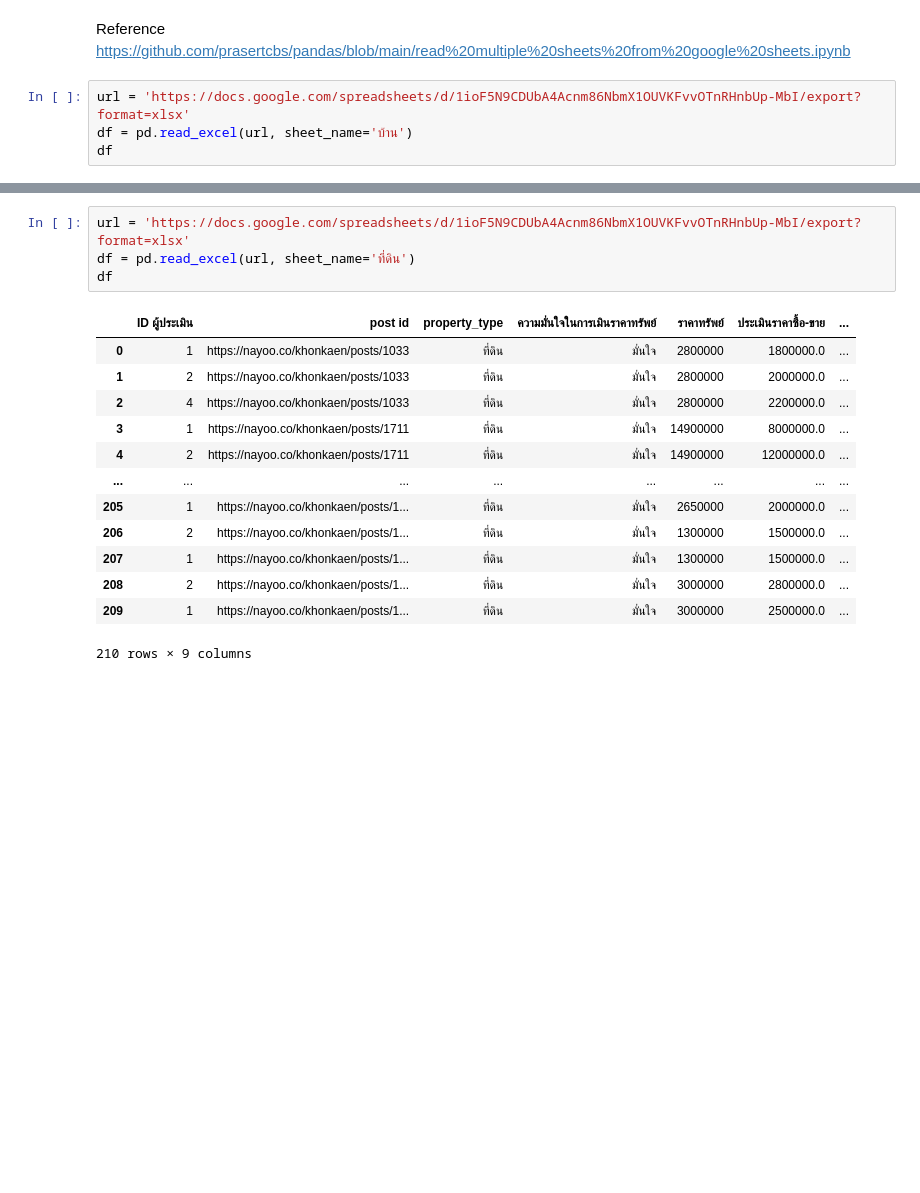
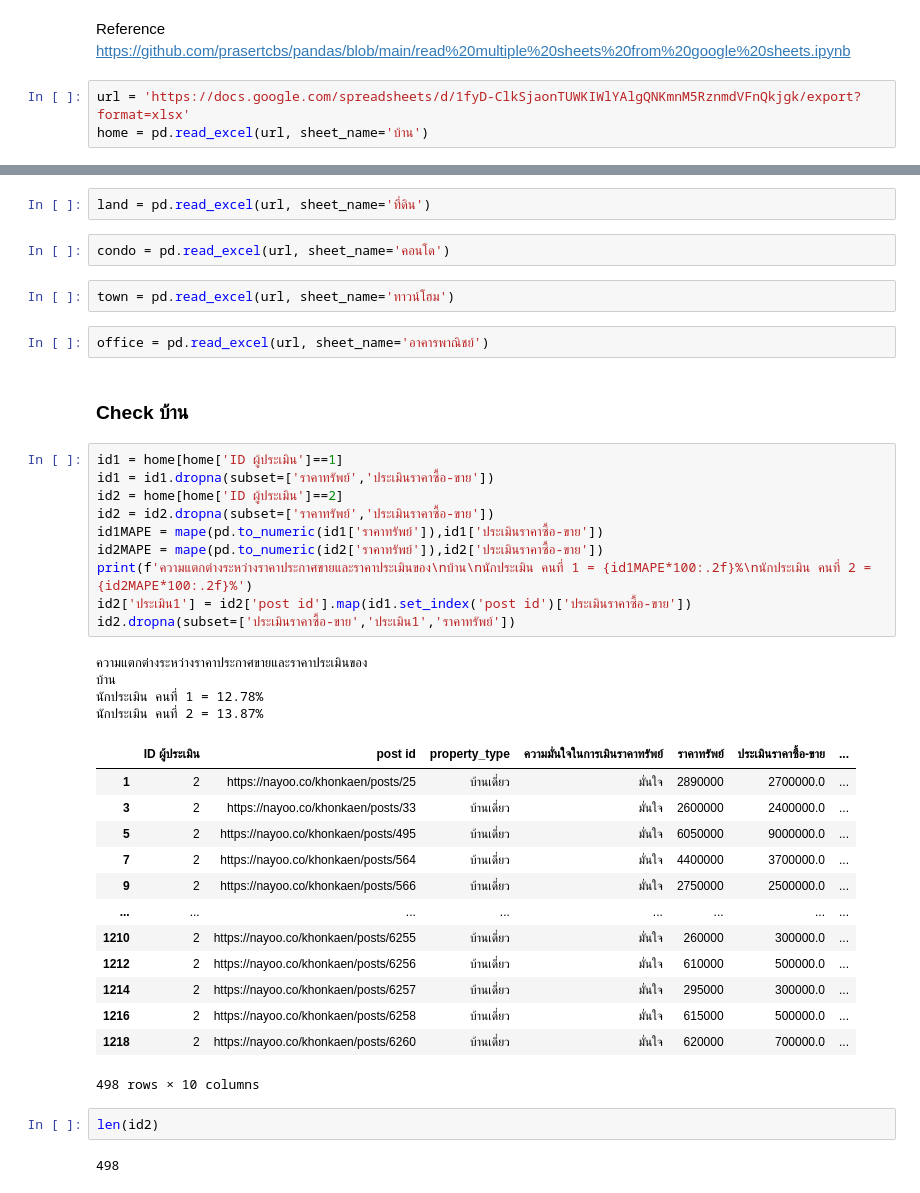
Before and after one commit to jirapat-tho/BasicProg_DataViz65, a Jupyter notebook: [dataprep]_property_estimator.ipynb, the cells around one changed output, grey strips where cells are left out. Cells and saved outputs as stored; diff of their text form; blank space fills up the shorter version.

```diff
--- a/[dataprep]_property_estimator.ipynb
+++ b/[dataprep]_property_estimator.ipynb
@@ -972,6 +920,5 @@ print(f'จำนวนทรัพย์ทั้งหมด {len(ids2_d)} ท
 Reference
 https://github.com/prasertcbs/pandas/blob/main/read%20multiple%20sheets%20from%20google%20sheets.ipynb
 # %%
-url = 'https://docs.google.com/spreadsheets/d/1ioF5N9CDUbA4Acnm86NbmX1OUVKFvvOTnRHnbUp-MbI/export?format=xlsx'
-df = pd.read_excel(url, sheet_name='บ้าน')
-df
+url = 'https://docs.google.com/spreadsheets/d/1fyD-ClkSjaonTUWKIWlYAlgQNKmnM5RznmdVFnQkjgk/export?format=xlsx'
+home = pd.read_excel(url, sheet_name='บ้าน')
@@ -992,18 +930,42 @@ df
 # %%
-url = 'https://docs.google.com/spreadsheets/d/1ioF5N9CDUbA4Acnm86NbmX1OUVKFvvOTnRHnbUp-MbI/export?format=xlsx'
-df = pd.read_excel(url, sheet_name='ที่ดิน')
-df
+land = pd.read_excel(url, sheet_name='ที่ดิน')
-# %% [output]
-|  | ID ผู้ประเมิน | post id | property_type | ความมั่นใจในการเมินราคาทรัพย์ | ราคาทรัพย์ | ประเมินราคาซื้อ-ขาย | ... |
-| 0 | 1 | https://nayoo.co/khonkaen/posts/1033 | ที่ดิน | มั่นใจ | 2800000 | 1800000.0 | ... |
-| 1 | 2 | https://nayoo.co/khonkaen/posts/1033 | ที่ดิน | มั่นใจ | 2800000 | 2000000.0 | ... |
-| 2 | 4 | https://nayoo.co/khonkaen/posts/1033 | ที่ดิน | มั่นใจ | 2800000 | 2200000.0 | ... |
-| 3 | 1 | https://nayoo.co/khonkaen/posts/1711 | ที่ดิน | มั่นใจ | 14900000 | 8000000.0 | ... |
-| 4 | 2 | https://nayoo.co/khonkaen/posts/1711 | ที่ดิน | มั่นใจ | 14900000 | 12000000.0 | ... |
-| ... | ... | ... | ... | ... | ... | ... | ... |
-| 205 | 1 | https://nayoo.co/khonkaen/posts/1... | ที่ดิน | มั่นใจ | 2650000 | 2000000.0 | ... |
-| 206 | 2 | https://nayoo.co/khonkaen/posts/1... | ที่ดิน | มั่นใจ | 1300000 | 1500000.0 | ... |
-| 207 | 1 | https://nayoo.co/khonkaen/posts/1... | ที่ดิน | มั่นใจ | 1300000 | 1500000.0 | ... |
-| 208 | 2 | https://nayoo.co/khonkaen/posts/1... | ที่ดิน | มั่นใจ | 3000000 | 2800000.0 | ... |
-| 209 | 1 | https://nayoo.co/khonkaen/posts/1... | ที่ดิน | มั่นใจ | 3000000 | 2500000.0 | ... |
-210 rows × 9 columns
+# %%
+condo = pd.read_excel(url, sheet_name='คอนโด')
+# %%
+town = pd.read_excel(url, sheet_name='ทาวน์โฮม')
+# %%
+office = pd.read_excel(url, sheet_name='อาคารพาณิชย์')
+# %% [markdown]
+### Check บ้าน
+# %%
+id1 = home[home['ID ผู้ประเมิน']==1]
+id1 = id1.dropna(subset=['ราคาทรัพย์','ประเมินราคาซื้อ-ขาย'])
+id2 = home[home['ID ผู้ประเมิน']==2]
+id2 = id2.dropna(subset=['ราคาทรัพย์','ประเมินราคาซื้อ-ขาย'])
+id1MAPE = mape(pd.to_numeric(id1['ราคาทรัพย์']),id1['ประเมินราคาซื้อ-ขาย'])
+id2MAPE = mape(pd.to_numeric(id2['ราคาทรัพย์']),id2['ประเมินราคาซื้อ-ขาย'])
+print(f'ความแตกต่างระหว่างราคาประกาศขายและราคาประเมินของ\nบ้าน\nนักประเมิน คนที่ 1 = {id1MAPE*100:.2f}%\nนักประเมิน คนที่ 2 = {id2MAPE*100:.2f}%')
+id2['ประเมิน1'] = id2['post id'].map(id1.set_index('post id')['ประเมินราคาซื้อ-ขาย'])
+id2.dropna(subset=['ประเมินราคาซื้อ-ขาย','ประเมิน1','ราคาทรัพย์'])
+# %% [output]
+ความแตกต่างระหว่างราคาประกาศขายและราคาประเมินของ
+บ้าน
+นักประเมิน คนที่ 1 = 12.78%
+นักประเมิน คนที่ 2 = 13.87%
+|  | ID ผู้ประเมิน | post id | property_type | ความมั่นใจในการเมินราคาทรัพย์ | ราคาทรัพย์ | ประเมินราคาซื้อ-ขาย | ... |
+| 1 | 2 | https://nayoo.co/khonkaen/posts/25 | บ้านเดี่ยว | มั่นใจ | 2890000 | 2700000.0 | ... |
+| 3 | 2 | https://nayoo.co/khonkaen/posts/33 | บ้านเดี่ยว | มั่นใจ | 2600000 | 2400000.0 | ... |
+| 5 | 2 | https://nayoo.co/khonkaen/posts/495 | บ้านเดี่ยว | มั่นใจ | 6050000 | 9000000.0 | ... |
+| 7 | 2 | https://nayoo.co/khonkaen/posts/564 | บ้านเดี่ยว | มั่นใจ | 4400000 | 3700000.0 | ... |
+| 9 | 2 | https://nayoo.co/khonkaen/posts/566 | บ้านเดี่ยว | มั่นใจ | 2750000 | 2500000.0 | ... |
+| ... | ... | ... | ... | ... | ... | ... | ... |
+| 1210 | 2 | https://nayoo.co/khonkaen/posts/6255 | บ้านเดี่ยว | มั่นใจ | 260000 | 300000.0 | ... |
+| 1212 | 2 | https://nayoo.co/khonkaen/posts/6256 | บ้านเดี่ยว | มั่นใจ | 610000 | 500000.0 | ... |
+| 1214 | 2 | https://nayoo.co/khonkaen/posts/6257 | บ้านเดี่ยว | มั่นใจ | 295000 | 300000.0 | ... |
+| 1216 | 2 | https://nayoo.co/khonkaen/posts/6258 | บ้านเดี่ยว | มั่นใจ | 615000 | 500000.0 | ... |
+| 1218 | 2 | https://nayoo.co/khonkaen/posts/6260 | บ้านเดี่ยว | มั่นใจ | 620000 | 700000.0 | ... |
+498 rows × 10 columns
+# %%
+len(id2)
+# %% [output]
+498
```
Also changed, not shown: parts of 45 cells of this notebook.
